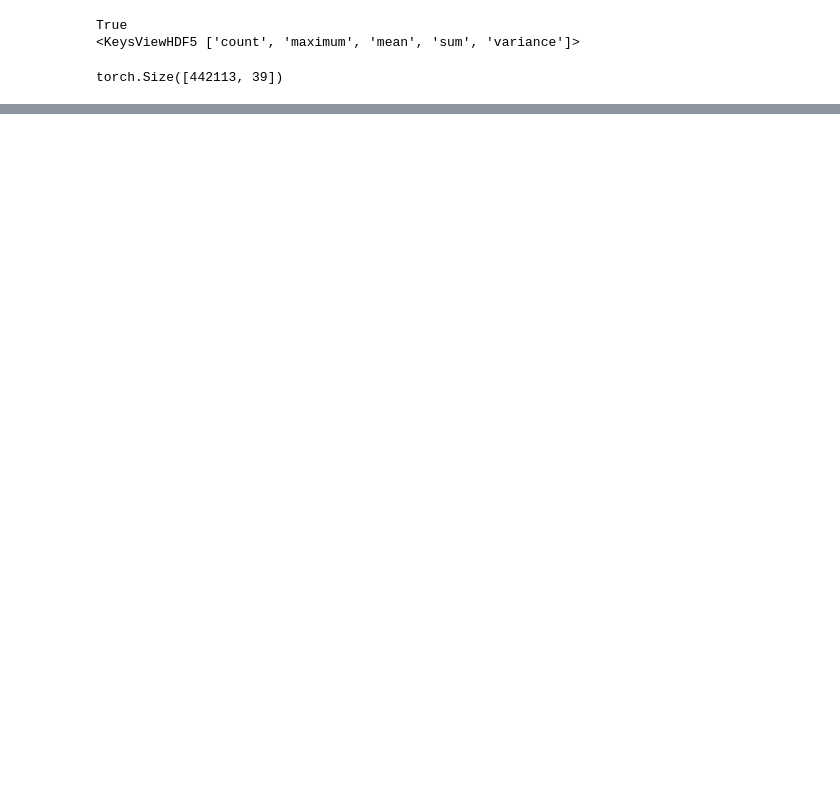
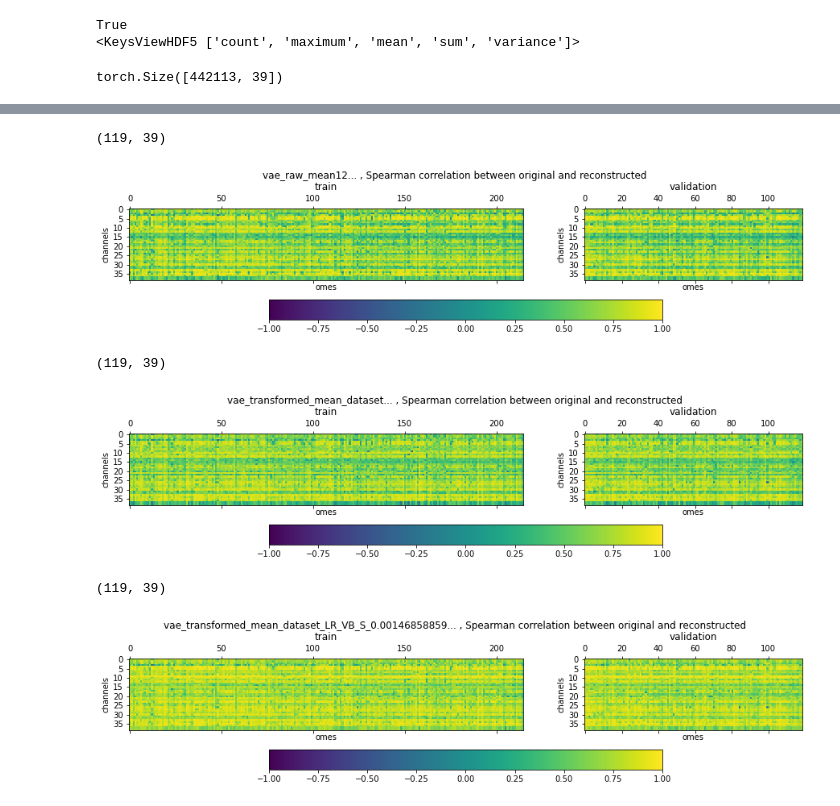
Before and after one commit to PMBio/spava, a Jupyter notebook: 010_best_vanilla_vae.ipynb, the cells around one changed output, grey strips where cells are left out. Drawn from its saved outputs; the diff is of its cells as text; code cells hidden in the pictures; blank space fills up the shorter version.

```diff
--- a/010_best_vanilla_vae.ipynb
+++ b/010_best_vanilla_vae.ipynb
@@ -32,0 +120,5 @@ torch.Size([442113, 39])
+# %%
+def the_path(instance, f):
+    root = file_path(instance.instance)
+    assert os.path.isdir(root), root
+    return os.path.join(root, f)
@@ -32,0 +210,54 @@ torch.Size([442113, 39])
+# %%
+raw_train = RawMeanDataset('train')
+counts = [(len(a), i) for i, a in enumerate(raw_train)]
+counts = sorted(counts, key=lambda x: x[0])
+train_sort = np.array([c[1] for c in counts])
+
+raw_val = RawMeanDataset('validation')
+counts = [(len(a), i) for i, a in enumerate(raw_val)]
+counts = sorted(counts, key=lambda x: x[0])
+val_sort = np.array([c[1] for c in counts])
+# %%
+import matplotlib.pyplot as plt
+import matplotlib
+
+for instance in instances:
+    print(instance.spearman_validation.shape)
+    a = len(instance.spearman_train)
+    b = len(instance.spearman_validation)
+
+    fig = plt.figure(figsize=(15, 3)) # constrained_layout=True,
+#     fig.suptitle(instance.instance)
+    gs = fig.add_gridspec(ncols=2, nrows=1, width_ratios=(a, b))
+    ax0_0 = fig.add_subplot(gs[0, 0])
+#     plt.subplot(1, 2, 1)
+    plt.matshow(instance.spearman_train[train_sort, :].transpose(), interpolation='nearest', fignum=False)
+    plt.clim(-1, 1)
+    plt.title(f'train')
+    plt.xlabel('omes')
+    plt.ylabel('channels')
+
+#     plt.subplot(1, 2, 2)
+    ax0_1 = fig.add_subplot(gs[0, 1])
+    pcm = plt.matshow(instance.spearman_validation[val_sort, :].transpose(), interpolation='nearest', fignum=False)
+    plt.clim(-1, 1)
+    plt.title(f'validation')
+    plt.xlabel('omes')
+    plt.ylabel('channels')
+
+    fig.colorbar(pcm, ax=[ax0_0, ax0_1], location='bottom')
+
+    plt.suptitle(f'{instance.instance[:50]}... , Spearman correlation between original and reconstructed')
+#     plt.tight_layout()
+#     gs.tight_layout(fig)
+#     gs.update(top=0.95)
+#     x = 0.05
+#     plt.subplots_adjust(left=x, bottom=x, right=1 - x, top=1 - x, wspace=None, hspace=0.2)
+    plt.show()
+# %% [output]
+(119, 39)
+[figure, added]
+(119, 39)
+[figure, added]
+(119, 39)
+[figure, added]
```
Also changed, not shown: parts of 10 cells of this notebook.
